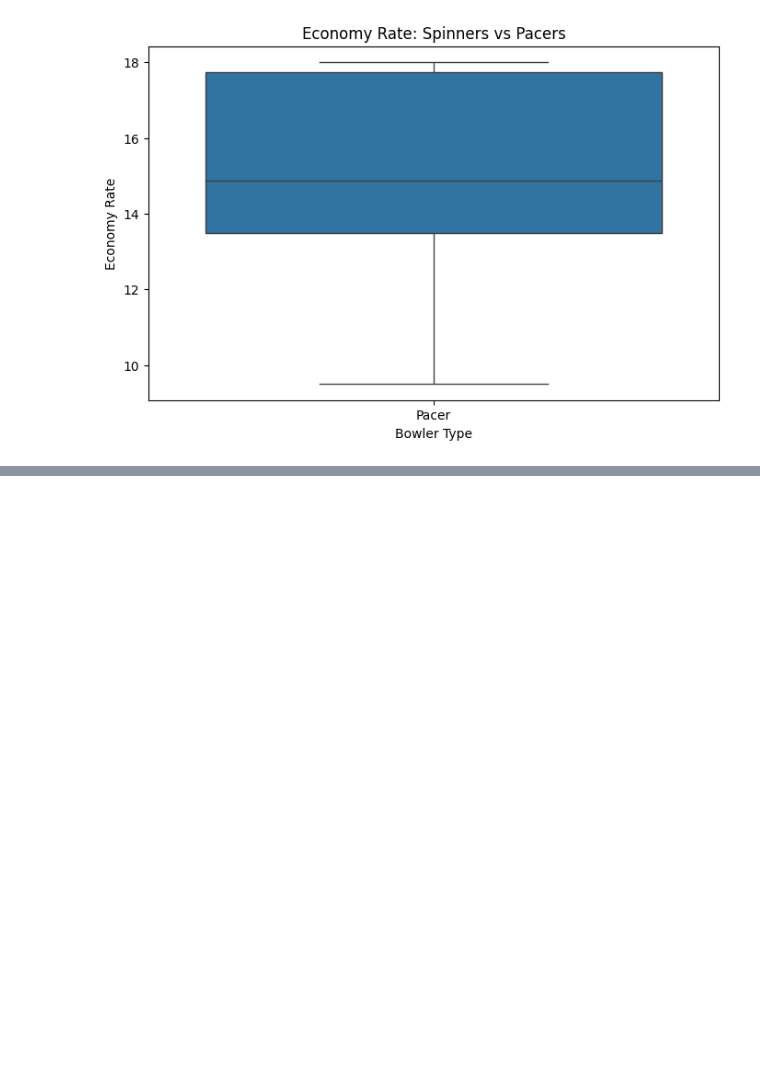
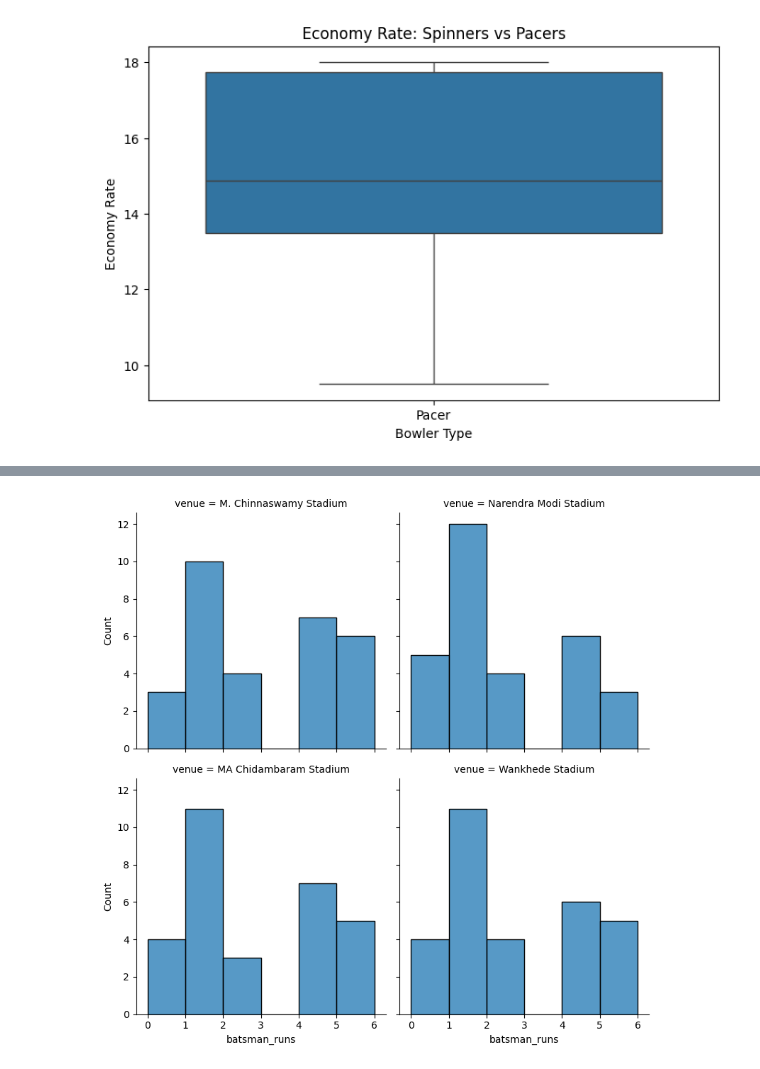
Before and after one commit to Ajaykakade24/PRODIGY_WD_02, a Jupyter notebook: Task2.ipynb, the cells around one changed output, grey strips where cells are left out. Drawn from its saved outputs; the diff is of its cells as text; code cells hidden in the pictures; blank space fills up the shorter version.

```diff
--- a/Task2.ipynb
+++ b/Task2.ipynb
@@ -315,0 +179,22 @@ Players after filtering: 0
+# %%
+merged = pd.merge(
+    deliveries,
+    matches[['match_id','venue']],
+    on='match_id'
+)
+
+g = sns.FacetGrid(
+    merged,
+    col='venue',
+    height=4,
+    col_wrap=2
+)
+
+g.map(
+    sns.histplot,
+    'batsman_runs'
+)
+
+plt.show()
+# %% [output]
+[figure, added]
```
Also changed, not shown: parts of 2 cells of this notebook.
